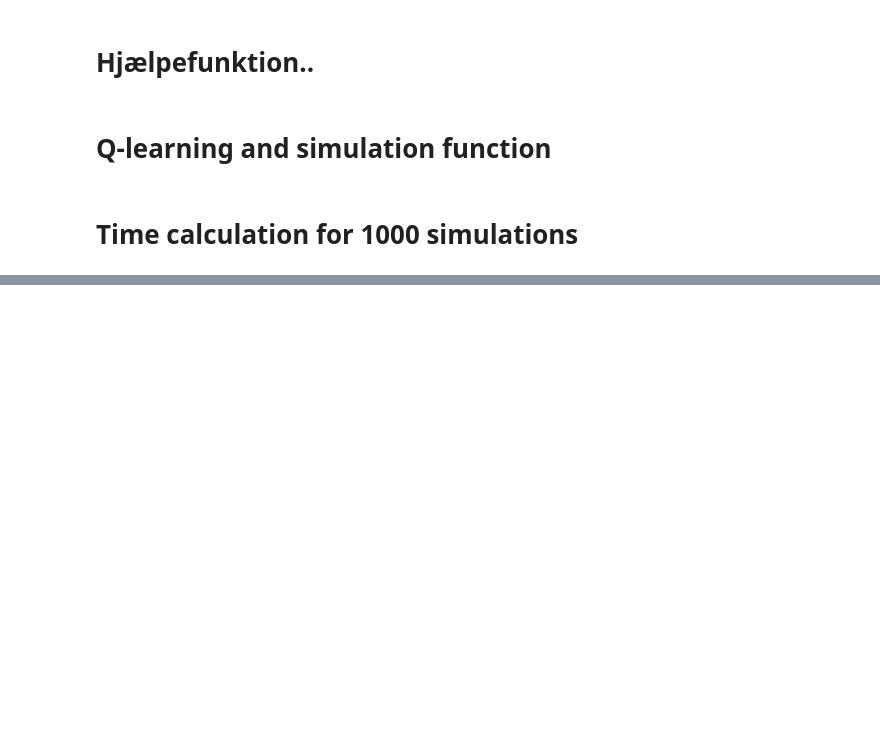
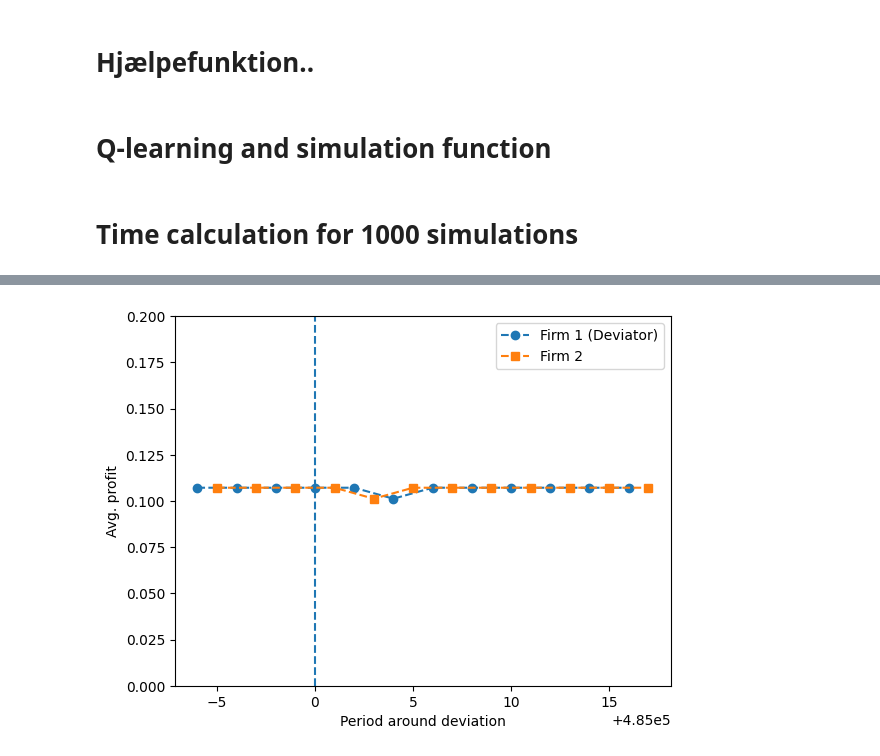
Before and after one commit to KirstineJ/Bachelor, a Jupyter notebook: Bachelor_forced_deviation.ipynb, the cells around one changed output, grey strips where cells are left out. Cells and saved outputs as stored; diff of their text form; code cells hidden in the pictures; blank space fills up the shorter version.

```diff
--- a/Bachelor_forced_deviation.ipynb
+++ b/Bachelor_forced_deviation.ipynb
@@ -158,7 +169,7 @@ def Simulations_test(sim, price, period, delta, alpha, theta):
 start_time  = time.time()
 
 np.random.seed(123)
-total_profit_plot, avg_profit_1_plot, avg_profit_2_plot, profit_total_1, profit_total_2, deviating = Simulations_test(1000, P, 500000, 0.95, 0.3, 0.0000276306)
+total_profit_plot, avg_profit_1_plot, avg_profit_2_plot, profit_total_1, profit_total_2, deviating, change_arr_1, change_arr_2 = Simulations_test(1000, P, 500000, 0.95, 0.3, 0.0000276306)
 
 end_time = time.time()
 
@@ -187,0 +205,43 @@ print(deviating)
+# %%
+def moving_avg(fst_arr, snd_arr, window_size):
+
+    moving_averages = []
+    moving_averages2 = []
+    i = 0
+    while i < len(fst_arr) - window_size + 1:
+
+        # Calculate the average of current window
+        window_average = np.sum(fst_arr[
+        i:i+window_size]) / window_size
+        window_average2 = np.sum(snd_arr[
+        i:i+window_size]) / window_size
+
+        # Store the average of current
+        # window in moving average list
+        moving_averages.append(window_average)
+        moving_averages2.append(window_average2)
+
+
+        # Shift window to right by one position
+        i += 1
+    return moving_averages, moving_averages2
+# %%
+dev_arr = np.mean(change_arr_1, axis=0)
+dev_arr2 = np.mean(change_arr_2, axis=0)
+
+deviation_arr, deviation_arr2 = moving_avg(dev_arr, dev_arr2, 2)
+
+deviation_t = np.arange(484994,485018, 2)
+deviation_t2 = np.arange(484995,485019, 2)
+deviation_arr = deviation_arr[0:24:2]
+deviation_arr2 = deviation_arr2[1:25:2]
+plt.plot(deviation_t, deviation_arr, '--o', label='Firm 1 (Deviator)')
+plt.plot(deviation_t2, deviation_arr2, 's--', label='Firm 2')
+plt.vlines(x=485000, ymin=0.00, ymax=0.2, linestyle = '--')
+plt.xlabel("Period around deviation")
+plt.ylabel("Avg. profit")
+plt.ylim(0.00,0.2)
+plt.legend()
+plt.show()
+# %% [output]
+[figure, added]
```
Also changed, not shown: parts of 6 cells of this notebook, 1 other file.
